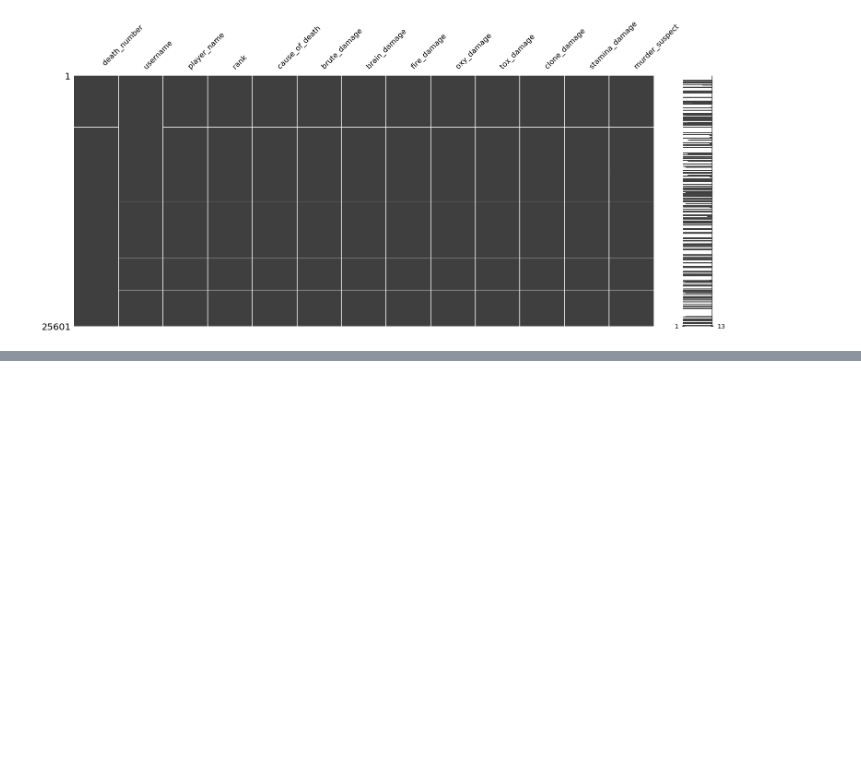
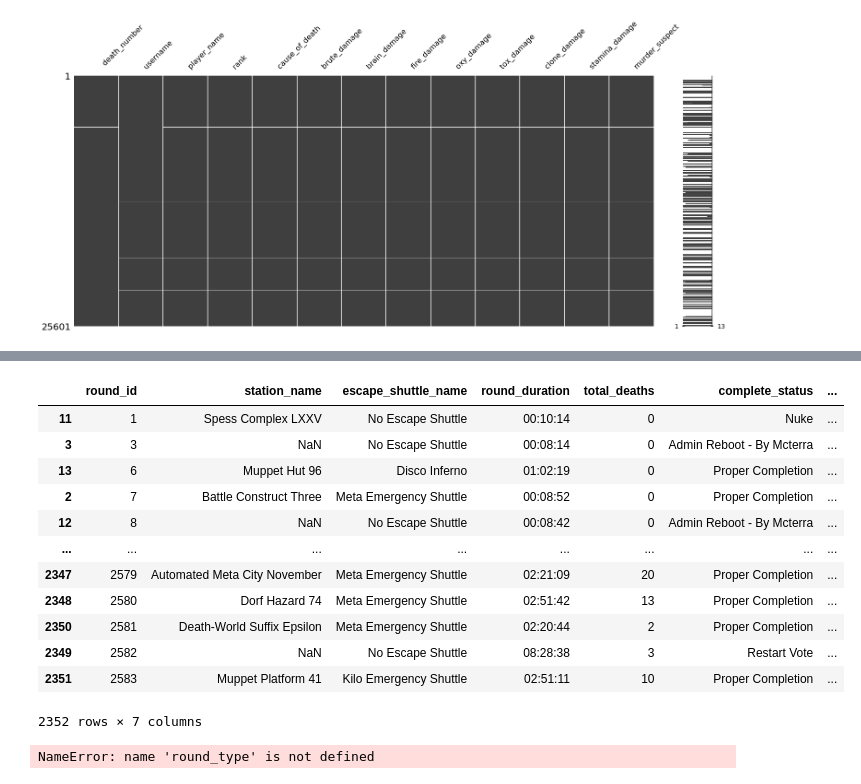
Before and after one commit to adenking/austation-scraper, a Jupyter notebook: Processing.ipynb, the cells around one changed output, grey strips where cells are left out. Saved outputs shown, nothing was run; the diff lists cells and outputs as text; code cells hidden in the pictures; blank space fills up the shorter version.

```diff
--- a/Processing.ipynb
+++ b/Processing.ipynb
@@ -37,5 +27,24 @@ dtype: int64
 # %%
 df_rounds = pd.read_csv('rounds.csv', error_bad_lines=False)
-df_rounds.head()
+df_rounds.sort_values('round_id')
+# %% [output]
+|  | round_id | station_name | escape_shuttle_name | round_duration | total_deaths | complete_status | ... |
+| 11 | 1 | Spess Complex LXXV | No Escape Shuttle | 00:10:14 | 0 | Nuke | ... |
+| 3 | 3 | NaN | No Escape Shuttle | 00:08:14 | 0 | Admin Reboot - By Mcterra | ... |
+| 13 | 6 | Muppet Hut 96 | Disco Inferno | 01:02:19 | 0 | Proper Completion | ... |
+| 2 | 7 | Battle Construct Three | Meta Emergency Shuttle | 00:08:52 | 0 | Proper Completion | ... |
+| 12 | 8 | NaN | No Escape Shuttle | 00:08:42 | 0 | Admin Reboot - By Mcterra | ... |
+| ... | ... | ... | ... | ... | ... | ... | ... |
+| 2347 | 2579 | Automated Meta City November | Meta Emergency Shuttle | 02:21:09 | 20 | Proper Completion | ... |
+| 2348 | 2580 | Dorf Hazard 74 | Meta Emergency Shuttle | 02:51:42 | 13 | Proper Completion | ... |
+| 2350 | 2581 | Death-World Suffix Epsilon | Meta Emergency Shuttle | 02:20:44 | 2 | Proper Completion | ... |
+| 2349 | 2582 | NaN | No Escape Shuttle | 08:28:38 | 3 | Restart Vote | ... |
+| 2351 | 2583 | Muppet Platform 41 | Kilo Emergency Shuttle | 02:51:11 | 10 | Proper Completion | ... |
+2352 rows × 7 columns
+# %%
+df_rounds.set_index('round_id')
+df_rounds.dropna(subset=['round_type'], inplace=True)
+# %% [output]
+NameError: name 'round_type' is not defined
 # %%
 msno.matrix(df_rounds)
```
Also changed, not shown: parts of 5 cells of this notebook, 4 other files.
